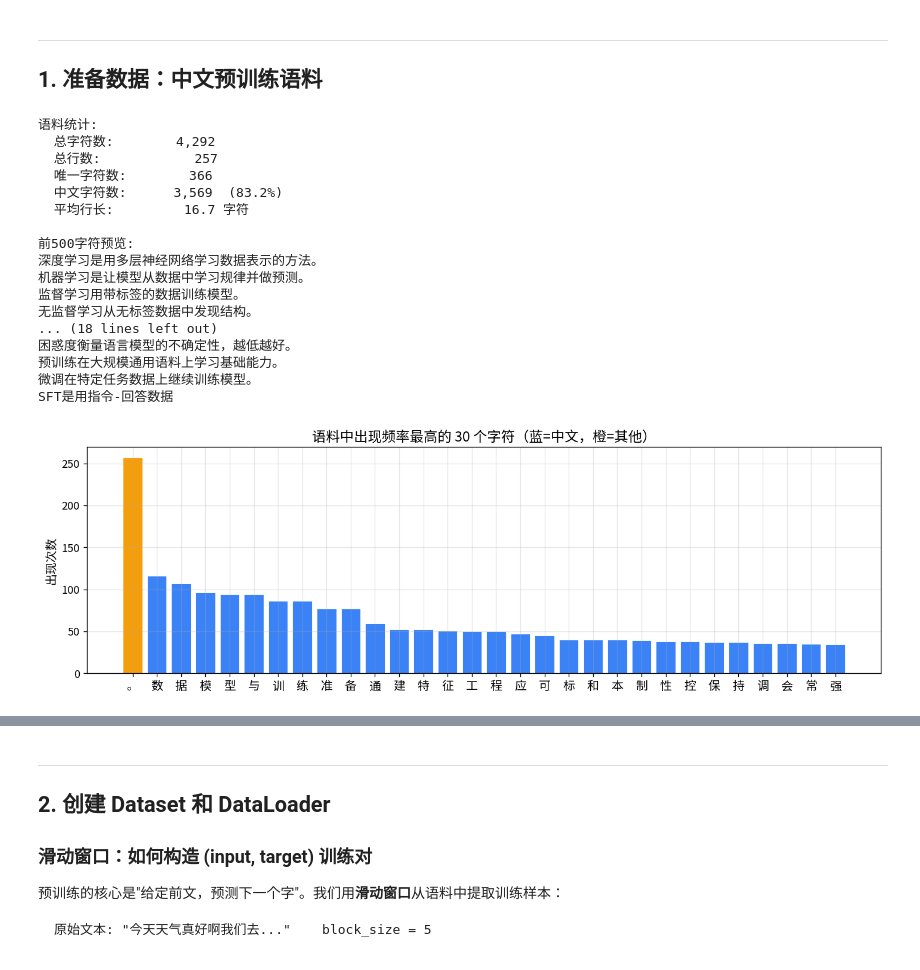
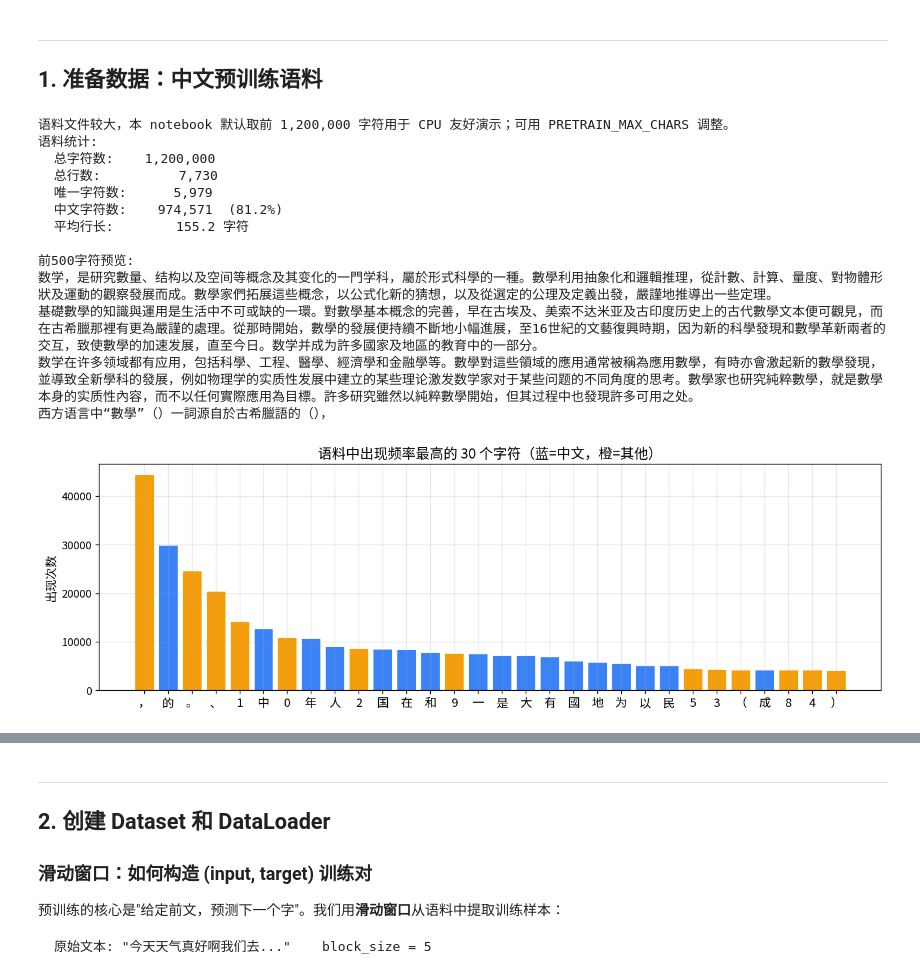
Before and after one commit to Greebbie/LLM-Agent-Core_Concept_Code, a Jupyter notebook: Ch7_Pretraining/Ch7_Pretraining.ipynb, the cells around one changed output, grey strips where cells are left out. Drawn from its saved outputs; the diff is of its cells as text; code cells hidden in the pictures.

```diff
--- a/Ch7_Pretraining/Ch7_Pretraining.ipynb
+++ b/Ch7_Pretraining/Ch7_Pretraining.ipynb
@@ -387,6 +389,8 @@ visualize_pretraining_pipeline()
 # 读取本地中文预训练语料
 from pathlib import Path
 from collections import Counter
+import subprocess
+import sys
 
 def resolve_data_dir():
     candidates = [Path.cwd(), Path.cwd().parent]
@@ -400,15 +404,33 @@ DATA_DIR = resolve_data_dir()
 PROJECT_ROOT = str(Path(DATA_DIR).parent)
 MODELS_DIR = os.path.join(PROJECT_ROOT, "models")
 os.makedirs(MODELS_DIR, exist_ok=True)
-data_path = os.path.join(DATA_DIR, "custom_pretrain_corpus.txt")
+data_path = os.path.join(DATA_DIR, "pretrain_corpus_zh.txt")
+legacy_data_path = os.path.join(DATA_DIR, "custom_pretrain_corpus.txt")
+download_script = os.path.join(DATA_DIR, "_download_pretrain_corpus.py")
 BEST_MODEL_PATH = os.path.join(MODELS_DIR, "ch7_pretrain_best_model.pt")
 CHECKPOINT_PATH = os.path.join(MODELS_DIR, "ch7_pretrain_checkpoint.pt")
 
+if not os.path.exists(data_path) and os.path.exists(download_script):
+    print("未找到 data/pretrain_corpus_zh.txt，尝试自动下载真实中文语料...")
+    try:
+        subprocess.run([sys.executable, download_script], check=True)
+    except Exception as exc:
+        print(f"下载失败，将检查是否可使用旧版小语料。原因: {exc}")
+
 if not os.path.exists(data_path):
-    raise FileNotFoundError(f"未找到预训练语料: {data_path}")
+    if os.path.exists(legacy_data_path):
+        print("[WARN] 使用旧版 12KB 小语料，仅适合 smoke test；正式观察 loss 请先运行 python data/_download_pretrain_corpus.py")
+        data_path = legacy_data_path
+    else:
+        raise FileNotFoundError(f"未找到预训练语料: {data_path}")
 
 with open(data_path, "r", encoding="utf-8") as f:
     text = f.read()
+
+MAX_PRETRAIN_CHARS = int(os.environ.get("PRETRAIN_MAX_CHARS", "1200000"))
+if len(text) > MAX_PRETRAIN_CHARS:
+    print(f"语料文件较大，本 notebook 默认取前 {MAX_PRETRAIN_CHARS:,} 字符用于 CPU 友好演示；可用 PRETRAIN_MAX_CHARS 调整。")
+    text = text[:MAX_PRETRAIN_CHARS]
 
 # --- 基本统计 ---
 num_lines = text.count('\n')
@@ -419,48 +441,44 @@ num_cjk = len(cjk_chars)
 print(f"语料统计:")
 print(f"  总字符数:   {len(text):>10,}")
 print(f"  总行数:     {num_lines:>10,}")
 print(f"  唯一字符数: {num_unique_chars:>10,}")
 print(f"  中文字符数: {num_cjk:>10,}  ({num_cjk/len(text)*100:.1f}%)")
 print(f"  平均行长:   {len(text)/max(num_lines,1):>10.1f} 字符")
 print(f"\n前500字符预览:")
 print(text[:500])
 
 # --- 字符频率分布可视化（Top 30） ---
 char_counts = Counter(text)
 # 过滤掉空白符以便可视化更清晰
 display_counts = {c: n for c, n in char_counts.items() if c.strip()}
 top30 = sorted(display_counts.items(), key=lambda x: x[1], reverse=True)[:30]
 chars_top, freqs_top = zip(*top30)
 
 fig, ax = plt.subplots(figsize=(12, 4))
 colors = ['#3B82F6' if '\u4e00' <= c <= '\u9fff' else '#F59E0B' for c in chars_top]
 bars = ax.bar(range(len(chars_top)), freqs_top, color=colors, edgecolor='white', linewidth=0.5)
 ax.set_xticks(range(len(chars_top)))
 ax.set_xticklabels(chars_top, fontsize=12)
 ax.set_ylabel('出现次数')
 ax.set_title('语料中出现频率最高的 30 个字符（蓝=中文，橙=其他）')
 ax.grid(axis='y', alpha=0.3)
 plt.tight_layout()
 plt.show()
 # %% [output]
+语料文件较大，本 notebook 默认取前 1,200,000 字符用于 CPU 友好演示；可用 PRETRAIN_MAX_CHARS 调整。
 语料统计:
-  总字符数:        4,292
-  总行数:            257
-  唯一字符数:        366
-  中文字符数:      3,569  (83.2%)
-  平均行长:         16.7 字符
+  总字符数:    1,200,000
+  总行数:          7,730
+  唯一字符数:      5,979
+  中文字符数:    974,571  (81.2%)
+  平均行长:        155.2 字符
 
 前500字符预览:
-﻿深度学习是用多层神经网络学习数据表示的方法。
-机器学习是让模型从数据中学习规律并做预测。
-监督学习用带标签的数据训练模型。
-无监督学习从无标签数据中发现结构。
-... (18 lines left out)
-困惑度衡量语言模型的不确定性，越低越好。
-预训练在大规模通用语料上学习基础能力。
-微调在特定任务数据上继续训练模型。
-SFT是用指令-回答数据
+数学，是研究數量、结构以及空间等概念及其变化的一門学科，屬於形式科學的一種。數學利用抽象化和邏輯推理，從計數、計算、量度、對物體形狀及運動的觀察發展而成。數學家們拓展這些概念，以公式化新的猜想，以及從選定的公理及定義出發，嚴謹地推導出一些定理。
+基礎數學的知識與運用是生活中不可或缺的一環。對數學基本概念的完善，早在古埃及、美索不达米亚及古印度历史上的古代數學文本便可觀見，而在古希臘那裡有更為嚴謹的處理。從那時開始，數學的發展便持續不斷地小幅進展，至16世紀的文藝復興時期，因为新的科學發現和數學革新兩者的交互，致使數學的加速发展，直至今日。数学并成为許多國家及地區的教育中的一部分。
+数学在许多领域都有应用，包括科學、工程、醫學、經濟學和金融學等。數學對這些領域的應用通常被稱為應用數學，有時亦會激起新的數學發現，並導致全新學科的發展，例如物理学的实质性发展中建立的某些理论激发数学家对于某些问题的不同角度的思考。數學家也研究純粹數學，就是數學本身的实质性內容，而不以任何實際應用為目標。許多研究雖然以純粹數學開始，但其过程中也發現許多可用之处。
+西方语言中“數學”（）一詞源自於古希臘語的（），
-[figure, old version]
+[figure, new version]
 # %%
 # Build char-level vocab
 chars = sorted(list(set(text)))
```
Also changed, not shown: parts of 14 cells of this notebook, 22 other files.
